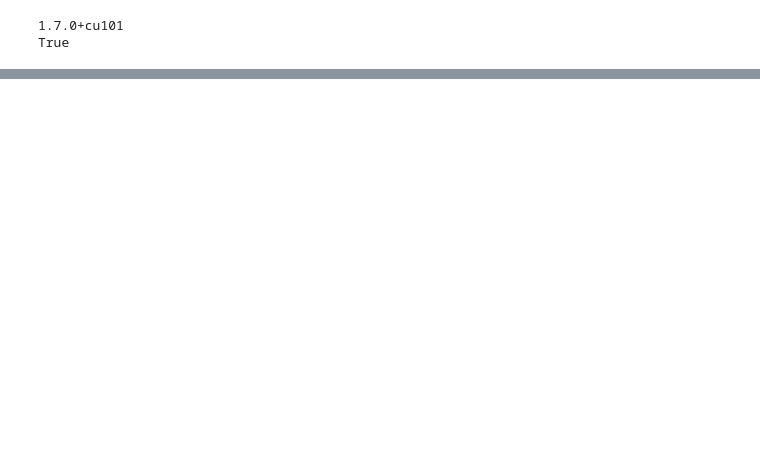
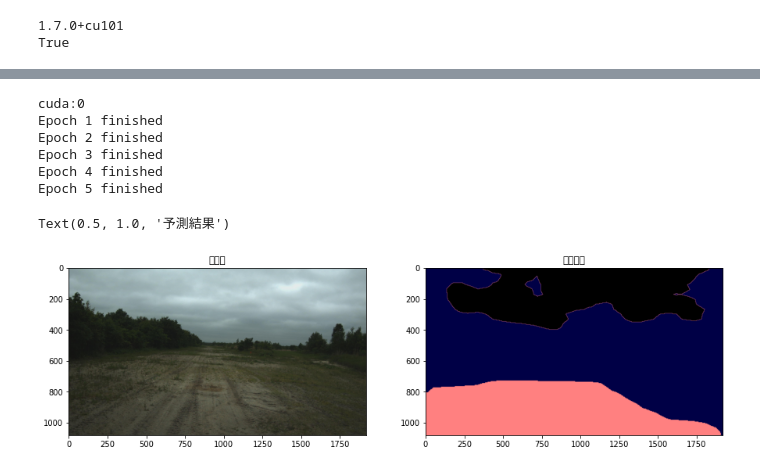
Before and after one commit to m2pyun/signate_off_road_segmentation, a Jupyter notebook: off_road_segmentation20210117.ipynb, the cells around one changed output, grey strips where cells are left out. Saved outputs shown, nothing was run; the diff lists cells and outputs as text; code cells hidden in the pictures; blank space fills up the shorter version.

```diff
--- a/off_road_segmentation20210117.ipynb
+++ b/off_road_segmentation20210117.ipynb
@@ -28,0 +260,53 @@ True
+# %%
+train(net, train_dataloader, criterion, optimizer, n_epoch=5)
+# %% [output]
+cuda:0
+Epoch 1 finished
+Epoch 2 finished
+Epoch 3 finished
+Epoch 4 finished
+Epoch 5 finished
+# %%
+# 学習済みモデルの読み込み
+net = pd.read_pickle("tutorial_model.pkl")
+# %%
+# デバイスの設定
+device = torch.device("cuda:0" if torch.cuda.is_available() else "cpu")
+net.to(device)
+net.eval()
+
+# 前処理クラスのインスタンス化
+test_transform = OffRoadTransform(image_size=(270, 480), mean=(0.485, 0.456, 0.406), std=(0.229, 0.224, 0.225))
+
+# 画像データの読み込み
+test_image_0000 = Image.open('precision_test_images_test/precision_test_image_0000.png')
+dummy_annotation = Image.open('train_annotations_A_test/train_annotation_A0000.png')
+
+image_transformed, _ = test_transform(test_image_0000, dummy_annotation)
+image_transformed = image_transformed.unsqueeze(0)
+image_transformed = image_transformed.to(device)
+
+# 推論の実行
+prediction = net(image_transformed)['out']
+prediction = prediction[0].to('cpu').detach().numpy()
+prediction = np.argmax(prediction, axis=0).astype('uint8')
+prediction = np.array(Image.fromarray(prediction).resize([1920, 1080]))
+
+# 推論結果をRGB画像に変換
+RGB = np.zeros([1080, 1920, 3], dtype='uint8')
+for i, color in enumerate(eval_colors):
+    mask = prediction==i+1
+    RGB[mask] = color
+RGB_prediction = np.array(Image.fromarray(RGB).resize([1920, 1080]))
+
+# 可視化
+fig, axes = plt.subplots(nrows=1, ncols=2, figsize=(15, 10))
+
+axes[0].imshow(test_image_0000)
+axes[0].set_title('元画像')
+
+axes[1].imshow(RGB_prediction)
+axes[1].set_title('予測結果')
+# %% [output]
+Text(0.5, 1.0, '予測結果')
+[figure, added]
```
Also changed, not shown: parts of 17 cells of this notebook.
